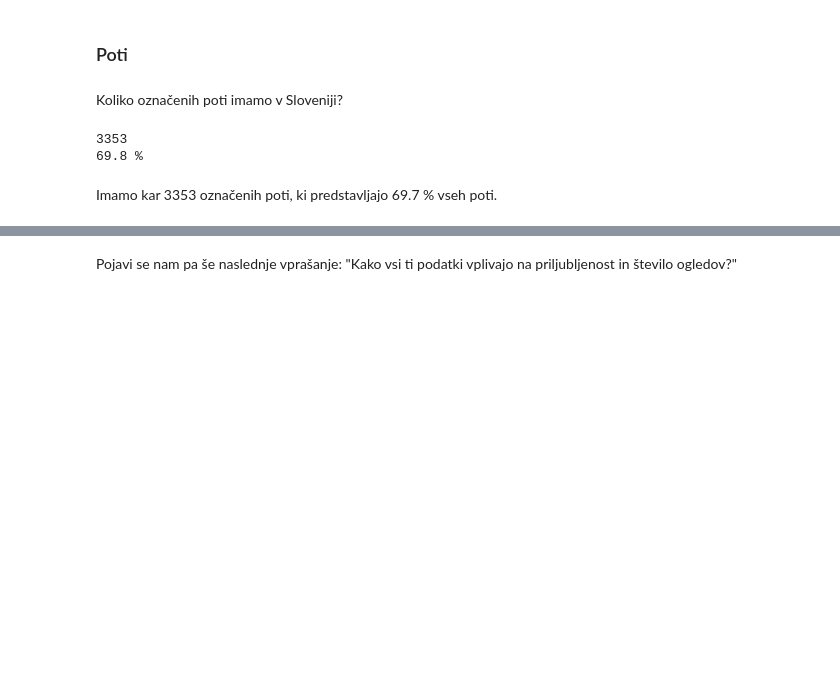
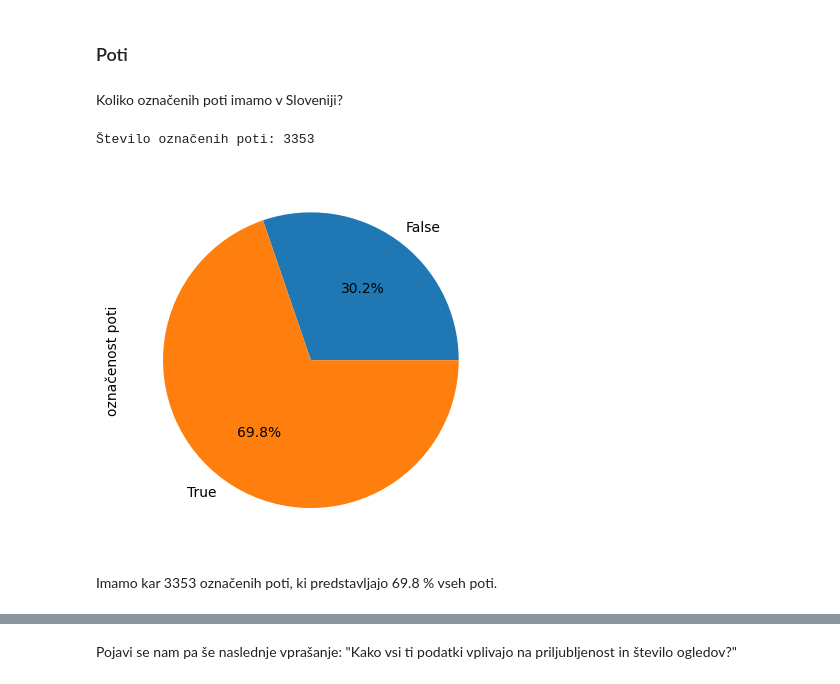
Before and after one commit to tilenzabkar/uvp-projektna-naloga, a Jupyter notebook: analiza.ipynb, the cells around one changed output, grey strips where cells are left out. Drawn from its saved outputs; the diff is of its cells as text; code cells hidden in the pictures; blank space fills up the shorter version.

```diff
--- a/analiza.ipynb
+++ b/analiza.ipynb
@@ -132,14 +143,17 @@ Koliko označenih poti imamo v Sloveniji?
 # %%
 gore_poti = pd.read_csv("gore_poti.csv")
 gore_okolica = pd.read_csv("gore_okolica.csv")
 
 slo_gore_z_potmi = pd.merge(slovenske_gore, gore_poti, left_on="id", right_on="id")
-oznacene = len(slo_gore_z_potmi[slo_gore_z_potmi["zahtevnost"].str.contains(" označena ")])
-odstotek_oznacenih = round(oznacene / len(slo_gore_z_potmi) * 100, 1)
-print(oznacene)
-print(f"{odstotek_oznacenih} %")
+oznacene_slo = slo_gore_z_potmi["zahtevnost"].str.contains(" označena ")
+slo_gore_z_potmi["označenost"] = oznacene_slo
+
+slo_gore_z_potmi.groupby("označenost").size().plot.pie(ylabel="označenost poti", autopct='%1.1f%%')
+
+st_oznacenih_slo = len(slo_gore_z_potmi[oznacene_slo])
+print(f"Število označenih poti: {st_oznacenih_slo}")
 # %% [output]
-3353
-69.8 %
+Število označenih poti: 3353
+[figure, added]
 # %% [markdown]
-Imamo kar 3353 označenih poti, ki predstavljajo 69.7 % vseh poti.
+Imamo kar 3353 označenih poti, ki predstavljajo 69.8 % vseh poti.
```
Also changed, not shown: parts of 35 cells of this notebook, 6 other files.
